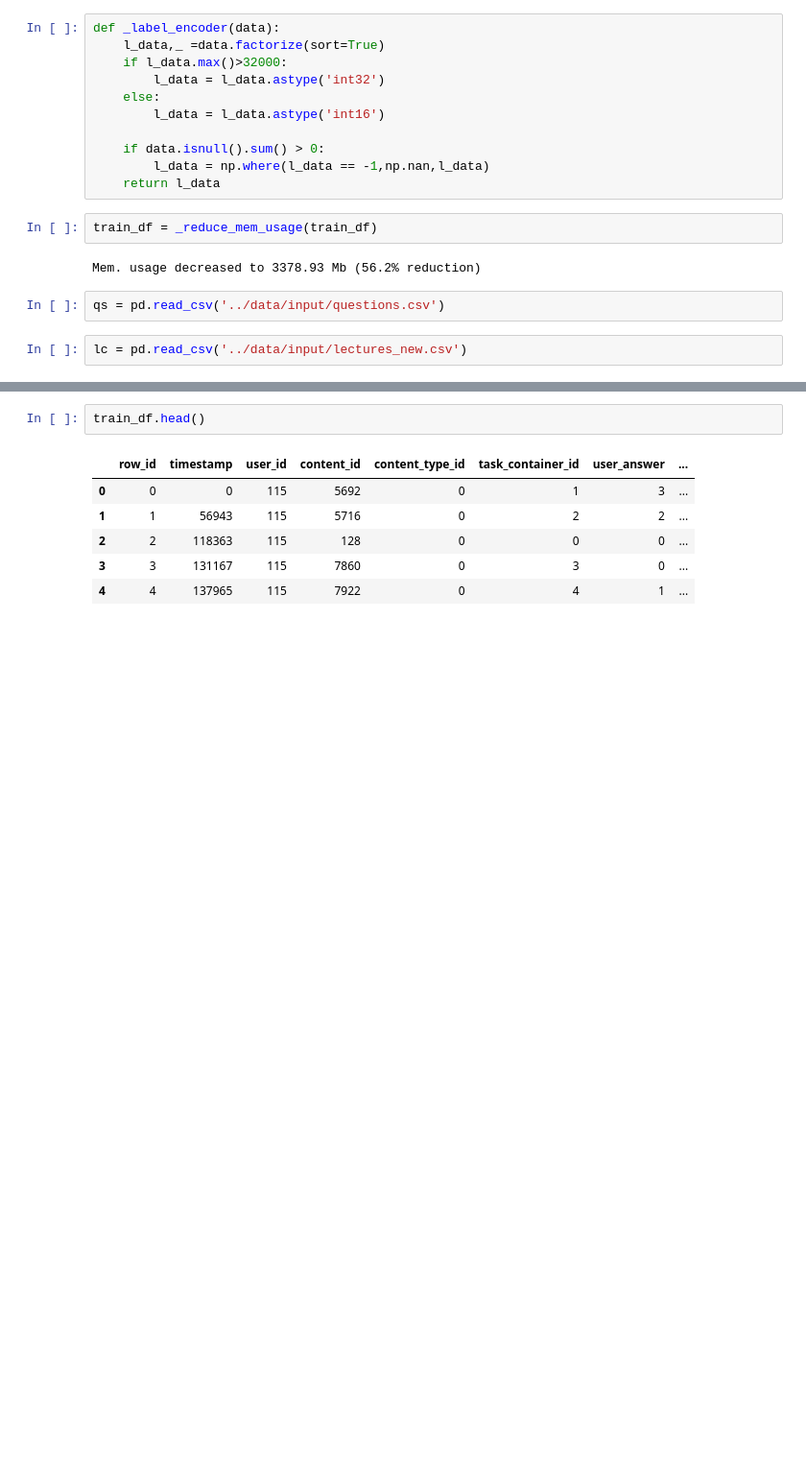
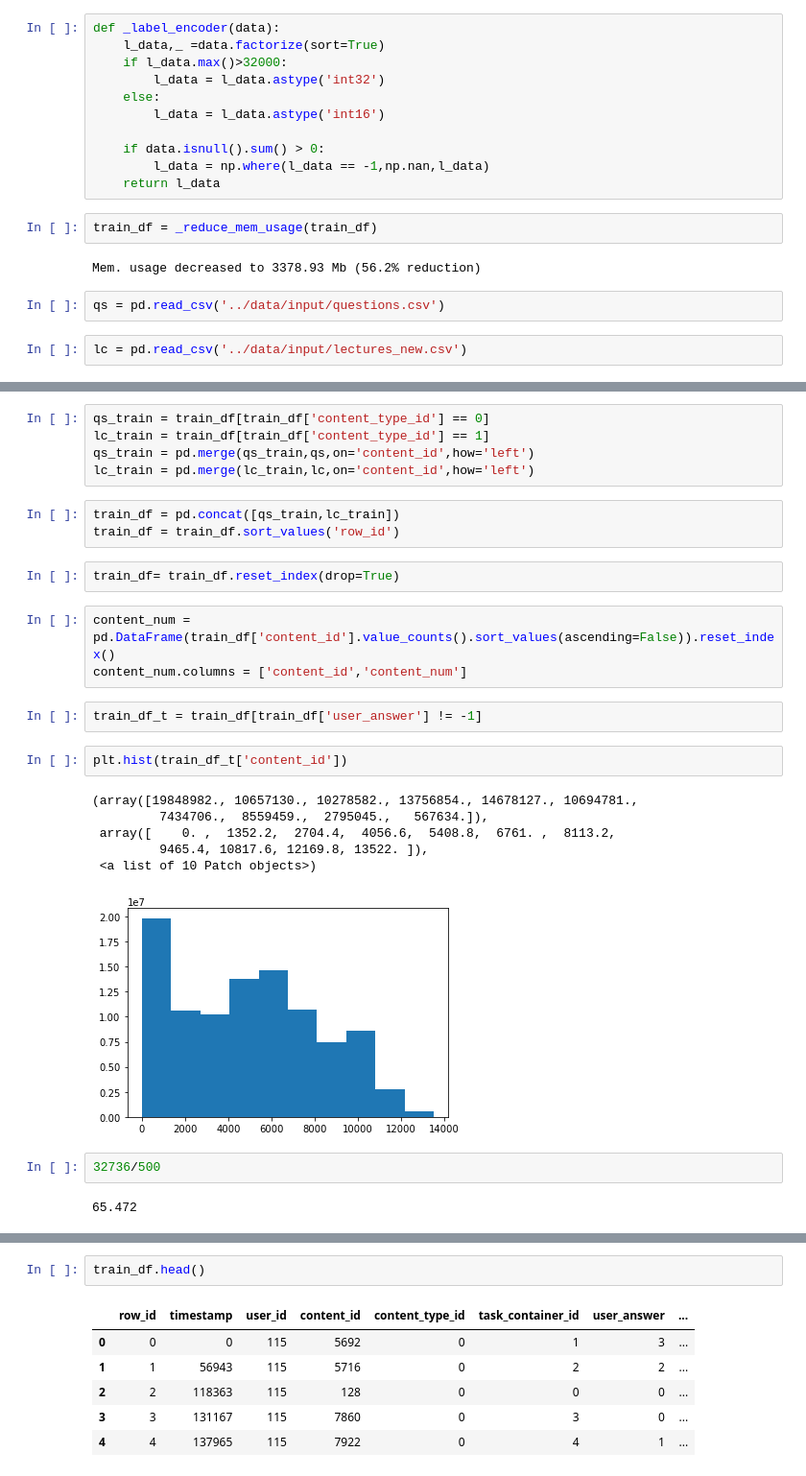
Before and after one commit to zakopuro/kaggle_Riiid, a Jupyter notebook: notebook/EDA.ipynb, the cells around one changed output, grey strips where cells are left out. Shown at 96% size. Cells and saved outputs as stored; diff of their text form; blank space fills up the shorter version.

```diff
--- a/notebook/EDA.ipynb
+++ b/notebook/EDA.ipynb
@@ -80,0 +65,28 @@ Mem. usage decreased to 11427.83 Mb (21.1% reduction)
+# %%
+qs_train = train_df[train_df['content_type_id'] == 0]
+lc_train = train_df[train_df['content_type_id'] == 1]
+qs_train = pd.merge(qs_train,qs,on='content_id',how='left')
+lc_train = pd.merge(lc_train,lc,on='content_id',how='left')
+# %%
+train_df = pd.concat([qs_train,lc_train])
+train_df = train_df.sort_values('row_id')
+# %%
+train_df= train_df.reset_index(drop=True)
+# %%
+content_num = pd.DataFrame(train_df['content_id'].value_counts().sort_values(ascending=False)).reset_index()
+content_num.columns = ['content_id','content_num']
+# %%
+train_df_t = train_df[train_df['user_answer'] != -1]
+# %%
+plt.hist(train_df_t['content_id'])
+# %% [output]
+(array([19848982., 10657130., 10278582., 13756854., 14678127., 10694781.,
+         7434706.,  8559459.,  2795045.,   567634.]),
+ array([    0. ,  1352.2,  2704.4,  4056.6,  5408.8,  6761. ,  8113.2,
+         9465.4, 10817.6, 12169.8, 13522. ]),
+ <a list of 10 Patch objects>)
+[figure, added]
+# %%
+32736/500
+# %% [output]
+65.472
```
Also changed, not shown: parts of 44 cells of this notebook, 13 other files.
